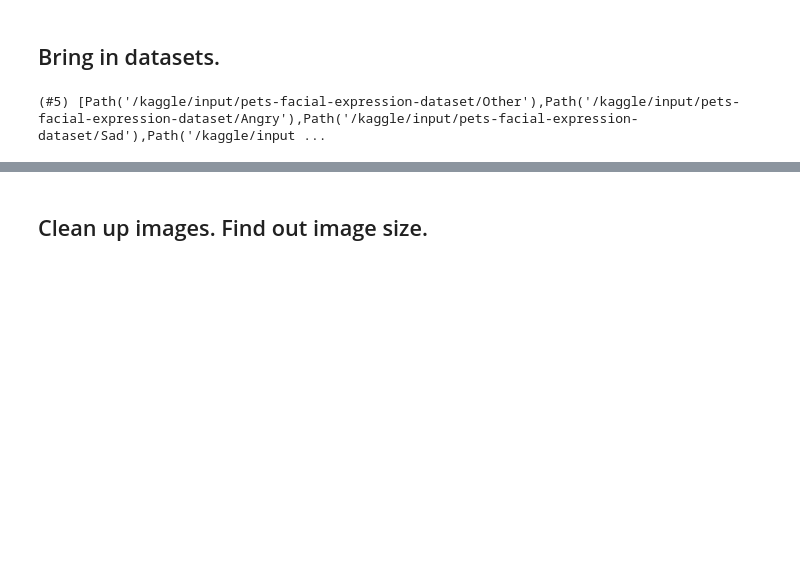
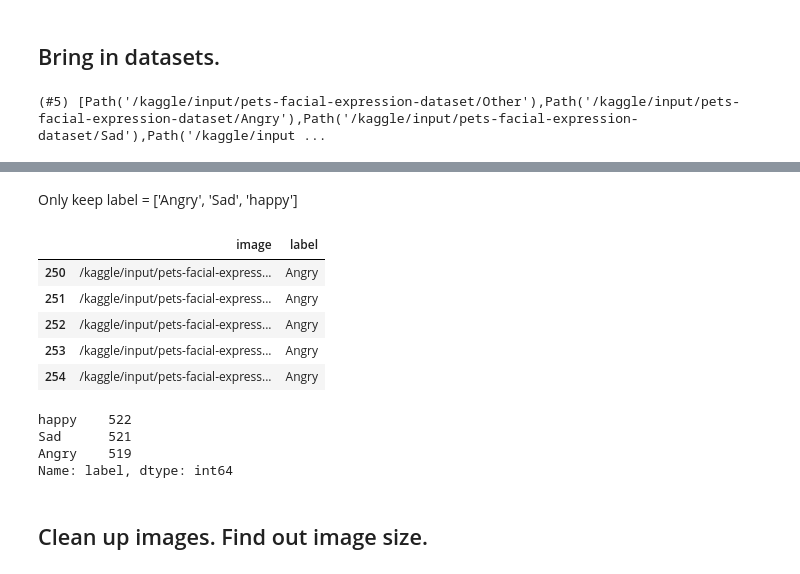
Before and after one commit to derekxueyonghai/data-exploration, a Jupyter notebook: petfacialexpression.ipynb, the cells around one changed output, grey strips where cells are left out. Drawn from its saved outputs; the diff is of its cells as text; code cells hidden in the pictures; blank space fills up the shorter version.

```diff
--- a/petfacialexpression.ipynb
+++ b/petfacialexpression.ipynb
@@ -56,3 +108,23 @@ label = ['Angry', 'Sad', 'happy']. Be careful on the capital letters.
+# %% [markdown]
+Only keep label = ['Angry', 'Sad', 'happy']
+# %%
+slice_con = (meta_df['label'] == 'Angry') | (meta_df['label'] =='Sad')| (meta_df['label'] =='happy')
+image_df = meta_df[slice_con]
+image_df.head()
+# %% [output]
+|  | image | label |
+| 250 | /kaggle/input/pets-facial-express... | Angry |
+| 251 | /kaggle/input/pets-facial-express... | Angry |
+| 252 | /kaggle/input/pets-facial-express... | Angry |
+| 253 | /kaggle/input/pets-facial-express... | Angry |
+| 254 | /kaggle/input/pets-facial-express... | Angry |
+# %%
+image_df['label'].value_counts()
+# %% [output]
+happy    522
+Sad      521
+Angry    519
+Name: label, dtype: int64
 # %% [markdown]
 ## Clean up images. Find out image size.
 # %% [markdown]
```
Also changed, not shown: parts of 8 cells of this notebook.
